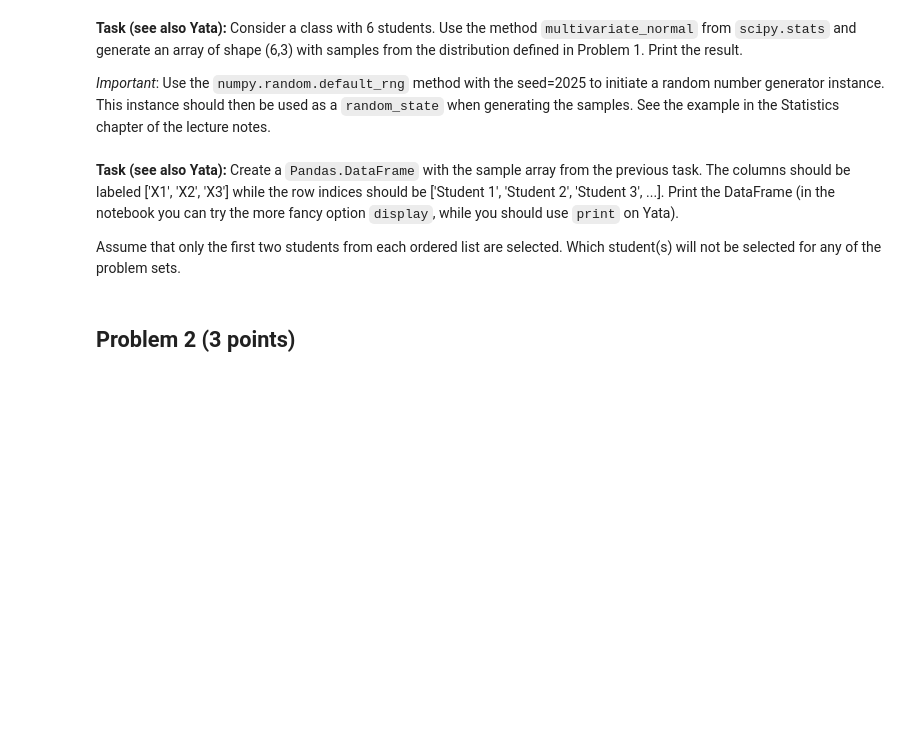
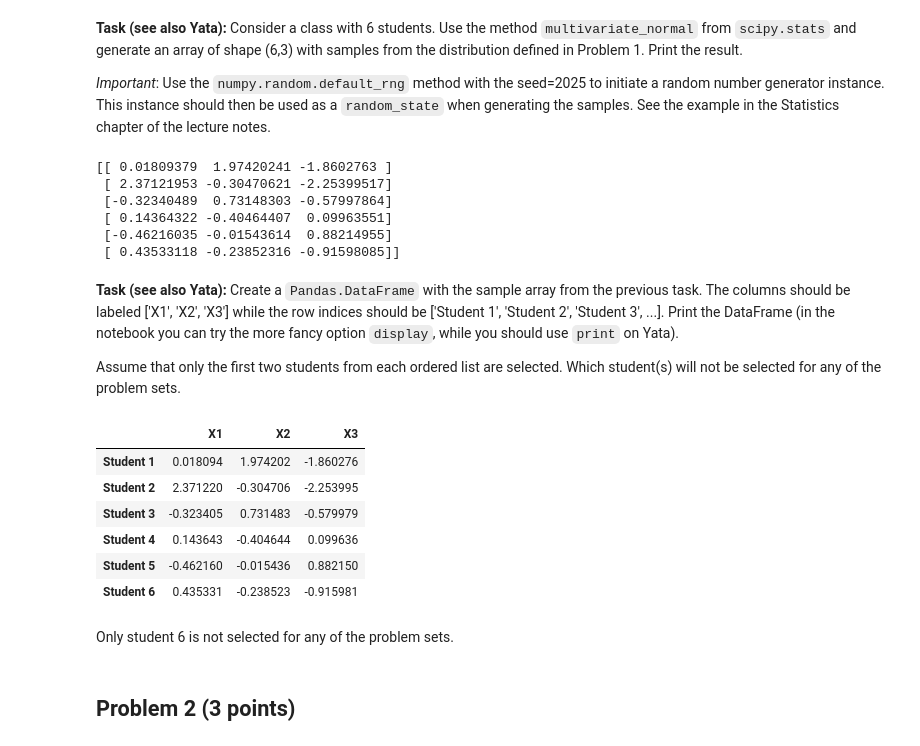
Before and after one commit to Action4/tif285, a Jupyter notebook: doc/pub/ProblemSets/Set1/TIF285_ps1_basic_problems.ipynb, the cells around one changed output. Cells and saved outputs as stored; diff of their text form; code cells hidden in the pictures; blank space fills up the shorter version.

Commit message:
Problem 1 and problem 2a.

```diff
--- a/doc/pub/ProblemSets/Set1/TIF285_ps1_basic_problems.ipynb
+++ b/doc/pub/ProblemSets/Set1/TIF285_ps1_basic_problems.ipynb
@@ -136,3 +140,26 @@ Take a minute to consider the reason for making the random variables anticorrela
+# %%
+#
+# YOUR CODE HERE
+#
+
+#Random number generator
+seed = 2025
+rng = np.random.default_rng(seed)
+
+#Distribution
+mean = np.array([0,0,0])
+cov = np.array([[1, -0.49, -0.49], [-0.49, 1, -0.49], [-0.49, -0.49, 1]])
+dis = stats.multivariate_normal(mean, cov)
+
+numbers = dis.rvs(size = 6, random_state = rng)
+print(numbers)
+# %% [output]
+[[ 0.01809379  1.97420241 -1.8602763 ]
+ [ 2.37121953 -0.30470621 -2.25399517]
+ [-0.32340489  0.73148303 -0.57997864]
+ [ 0.14364322 -0.40464407  0.09963551]
+ [-0.46216035 -0.01543614  0.88214955]
+ [ 0.43533118 -0.23852316 -0.91598085]]
 # %% [markdown]
 **Task (see also Yata):** Create a `Pandas.DataFrame` with the sample array from the previous task. The columns should be labeled ['X1', 'X2', 'X3'] while the row indices should be ['Student 1', 'Student 2', 'Student 3', ...]. Print the DataFrame (in the notebook you can try the more fancy option `display`, while you should use `print` on Yata).
 
@@ -144,3 +167,21 @@ Assume that only the first two students from each ordered list are selected. Whi
+# %%
+#
+# YOUR CODE HERE
+#
+#Set names of columns and roxs
+cols = ['X1', 'X2', 'X3']
+row = [f'Student {x}' for x in range(1, 7)]
+pd.DataFrame(data=numbers, columns=cols, index = row)
+# %% [output]
+|  | X1 | X2 | X3 |
+| Student 1 | 0.018094 | 1.974202 | -1.860276 |
+| Student 2 | 2.371220 | -0.304706 | -2.253995 |
+| Student 3 | -0.323405 | 0.731483 | -0.579979 |
+| Student 4 | 0.143643 | -0.404644 | 0.099636 |
+| Student 5 | -0.462160 | -0.015436 | 0.882150 |
+| Student 6 | 0.435331 | -0.238523 | -0.915981 |
+# %% [markdown]
+Only student 6 is not selected for any of the problem sets.
 # %% [markdown]
 ## Problem 2 (3 points)
 # %% [markdown]
```
Also changed, not shown: parts of 6 cells of this notebook.
